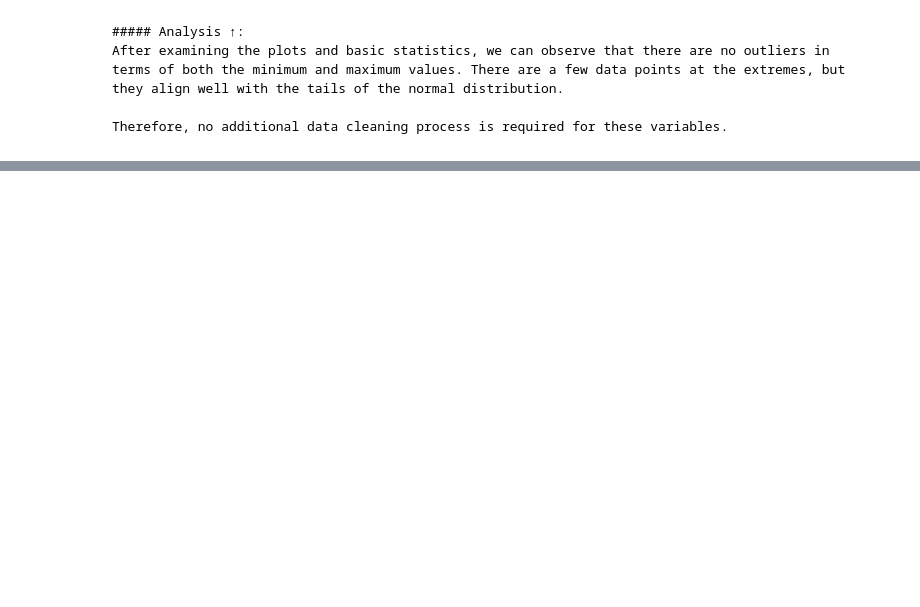
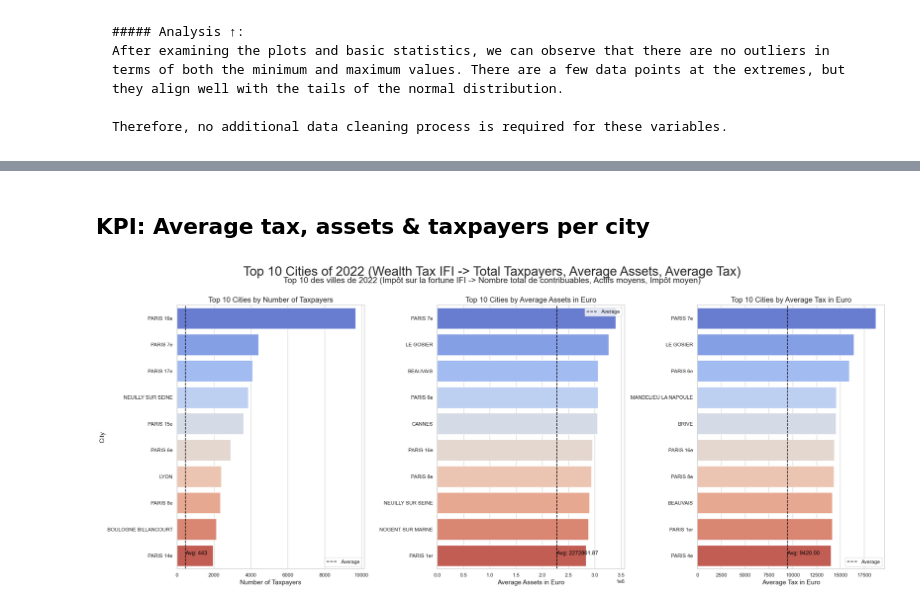
Before and after one commit to santiagopatinoserna/5YearFrenchWealthAnalysis, a Jupyter notebook: Script/Exploration/Data Exploration and Initial Analysis.ipynb, the cells around one changed output, grey strips where cells are left out. Saved outputs shown, nothing was run; the diff lists cells and outputs as text; code cells hidden in the pictures; blank space fills up the shorter version.

Commit message:
correlation & data analyse

```diff
--- a/Script/Exploration/Data Exploration and Initial Analysis.ipynb
+++ b/Script/Exploration/Data Exploration and Initial Analysis.ipynb
@@ -319,0 +473,74 @@ plt.show()
+# %% [markdown]
+## KPI: Average tax, assets & taxpayers per city
+# %%
+# Visualization of Top 10 Regions by Taxpayer Metrics for the Latest Year
+# This script generates horizontal bar charts to visualize the top 10 regions with the highest
+# number of taxpayers, average assets in Euro, and average tax in Euro. The data is filtered
+# to show only the most recent year available in the dataset.
+
+import matplotlib.pyplot as plt
+import seaborn as sns
+import pandas as pd
+
+# Apply Seaborn style
+sns.set(style="whitegrid")
+
+# Filter data for the latest year
+latest_year = df_ificom['Year'].max()
+df_latest_year = df_ificom[df_ificom['Year'] == latest_year]
+
+# Sort and select the top 10 regions of interest
+top10_taxpayers = df_latest_year.nlargest(10, 'Number_of_Taxpayers')
+top10_assets = df_latest_year.nlargest(10, 'Average_Assets_in_Euro')
+top10_tax = df_latest_year.nlargest(10, 'Average_Tax_in_Euro')
+
+# Create a figure and a grid of subplots
+fig, axs = plt.subplots(1, 3, figsize=(24, 10))
+
+# Add main title and subtitle
+fig.suptitle('Top 10 Cities of 2022 (Wealth Tax IFI -> Total Taxpayers, Average Assets, Average Tax)', fontsize=28)
+plt.figtext(0.5, 0.93, 'Top 10 des villes de 2022 (Impôt sur la fortune IFI -> Nombre total de contribuables, Actifs moyens, Impôt moyen)', fontsize=18, ha='center')
+
+# General aesthetic settings
+palette = sns.color_palette("coolwarm", 10)
+
+# ... [All your previous code stays here]
+
+# Draw bar charts for Top 10 in Number_of_Taxpayers and add average line
+sns.barplot(y=top10_taxpayers['City'], x=top10_taxpayers['Number_of_Taxpayers'], ax=axs[0], palette=palette)
+avg_taxpayers = df_latest_year['Number_of_Taxpayers'].mean()
+axs[0].axvline(avg_taxpayers, color='black', linestyle='--', label='Average')
+axs[0].text(avg_taxpayers, 9, f'Avg: {avg_taxpayers:.0f}', color='black', ha='left', va='bottom')
+axs[0].set_title('Top 10 Cities by Number of Taxpayers', fontsize=16)
+axs[0].set_xlabel('Number of Taxpayers', fontsize=14)
+axs[0].set_ylabel('City', fontsize=14)
+
+# Draw bar charts for Top 10 in Average_Assets_in_Euro and add average line
+sns.barplot(y=top10_assets['City'], x=top10_assets['Average_Assets_in_Euro'], ax=axs[1], palette=palette)
+avg_assets = df_latest_year['Average_Assets_in_Euro'].mean()
+axs[1].axvline(avg_assets, color='black', linestyle='--', label='Average')
+axs[1].text(avg_assets, 9, f'Avg: {avg_assets:.2f}', color='black', ha='left', va='bottom')
+axs[1].set_title('Top 10 Cities by Average Assets in Euro', fontsize=16)
+axs[1].set_xlabel('Average Assets in Euro', fontsize=14)
+axs[1].set_ylabel('')
+
+# Draw bar charts for Top 10 in Average_Tax_in_Euro and add average line
+sns.barplot(y=top10_tax['City'], x=top10_tax['Average_Tax_in_Euro'], ax=axs[2], palette=palette)
+avg_tax = df_latest_year['Average_Tax_in_Euro'].mean()
+axs[2].axvline(avg_tax, color='black', linestyle='--', label='Average')
+axs[2].text(avg_tax, 9, f'Avg: {avg_tax:.2f}', color='black', ha='left', va='bottom')
+axs[2].set_title('Top 10 Cities by Average Tax in Euro', fontsize=16)
+axs[2].set_xlabel('Average Tax in Euro', fontsize=14)
+axs[2].set_ylabel('')
+
+# Add a legend to the plots
+for ax in axs:
+    ax.legend()
+
+# Adjust layout to make room for the title and subtitle
+plt.tight_layout(rect=[0, 0, 1, 0.96])
+
+# Show the plot
+plt.show()
+# %% [output]
+[figure, added]
```
Also changed, not shown: parts of 31 cells of this notebook, 2 other files.
